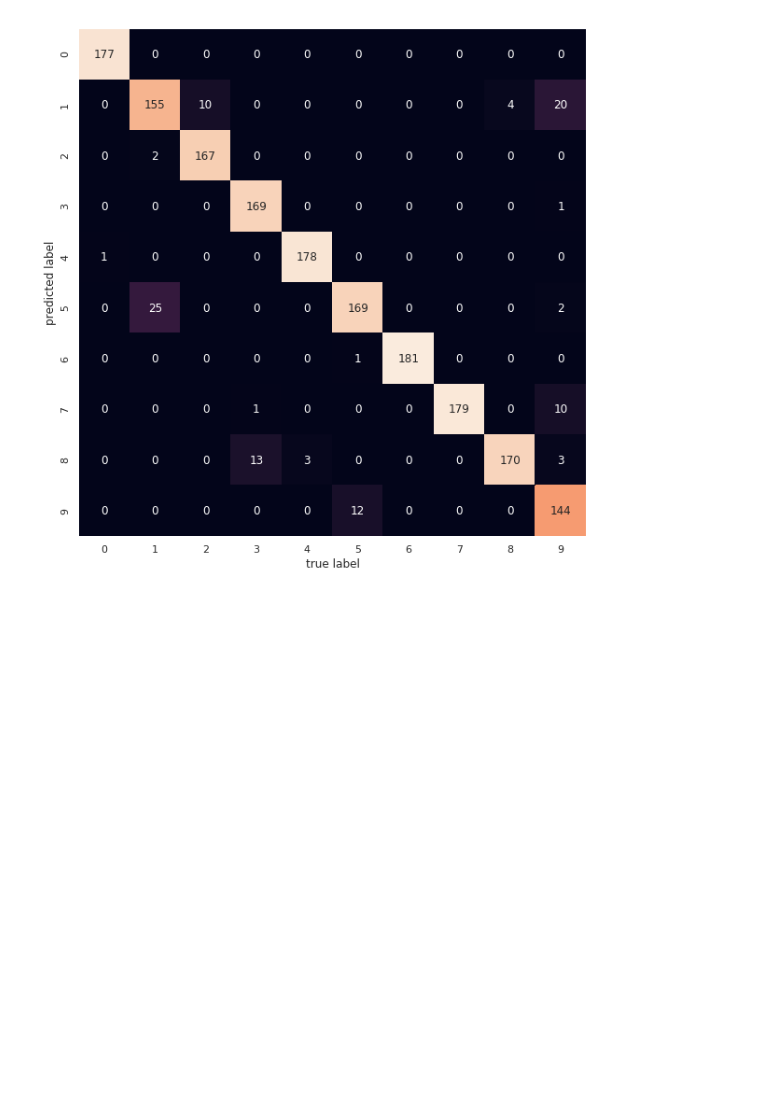
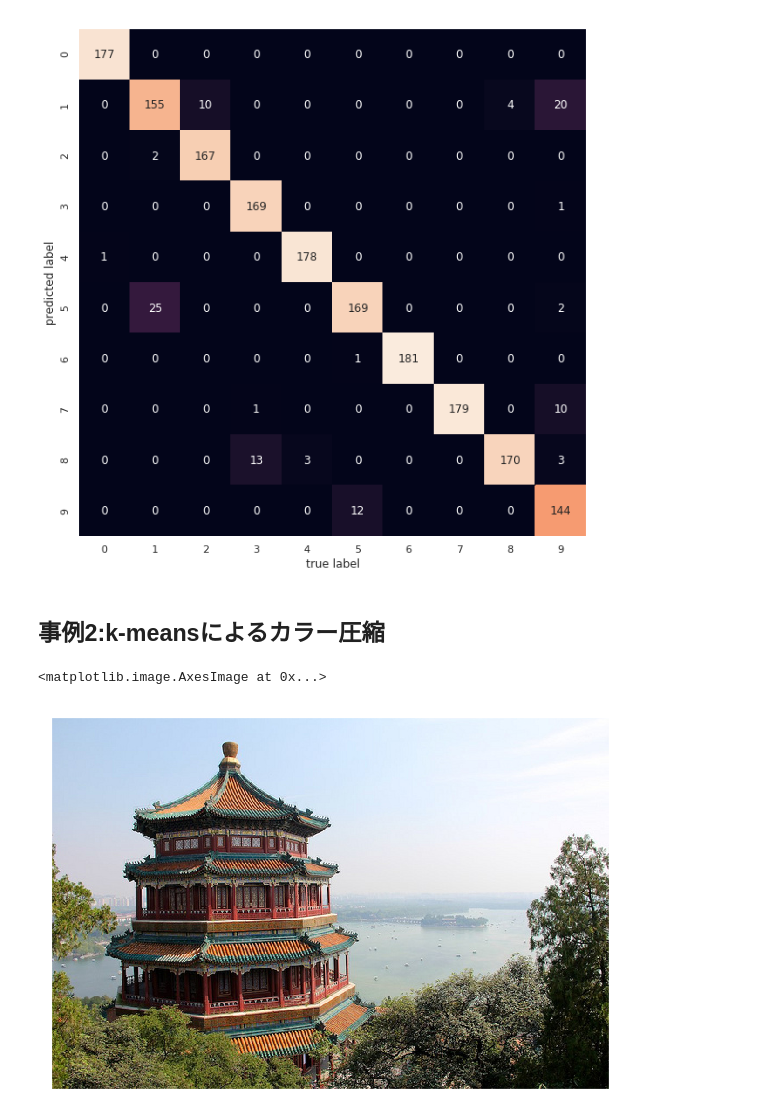
Before and after one commit to thimi0412/PythonDataScinence, a Jupyter notebook: scikit-lean-pra/k-means.ipynb, the cells around one changed output. Saved outputs shown, nothing was run; the diff lists cells and outputs as text; code cells hidden in the pictures; blank space fills up the shorter version.

```diff
--- a/scikit-lean-pra/k-means.ipynb
+++ b/scikit-lean-pra/k-means.ipynb
@@ -178,3 +180,5 @@ plt.xlabel('true label')
 plt.ylabel('predicted label');
 # %% [output]
 [figure]
+# %% [markdown]
+## 事例2:k-meansによるカラー圧縮
@@ -180,0 +187,8 @@ plt.ylabel('predicted label');
+# %%
+china = load_sample_image('china.jpg')
+plt.figure(figsize=(10, 8))
+ax = plt.axes(xticks=[], yticks=[])
+ax.imshow(china)
+# %% [output]
+<matplotlib.image.AxesImage at 0x...>
+[figure, added]
```
Also changed, not shown: parts of 2 cells of this notebook.
